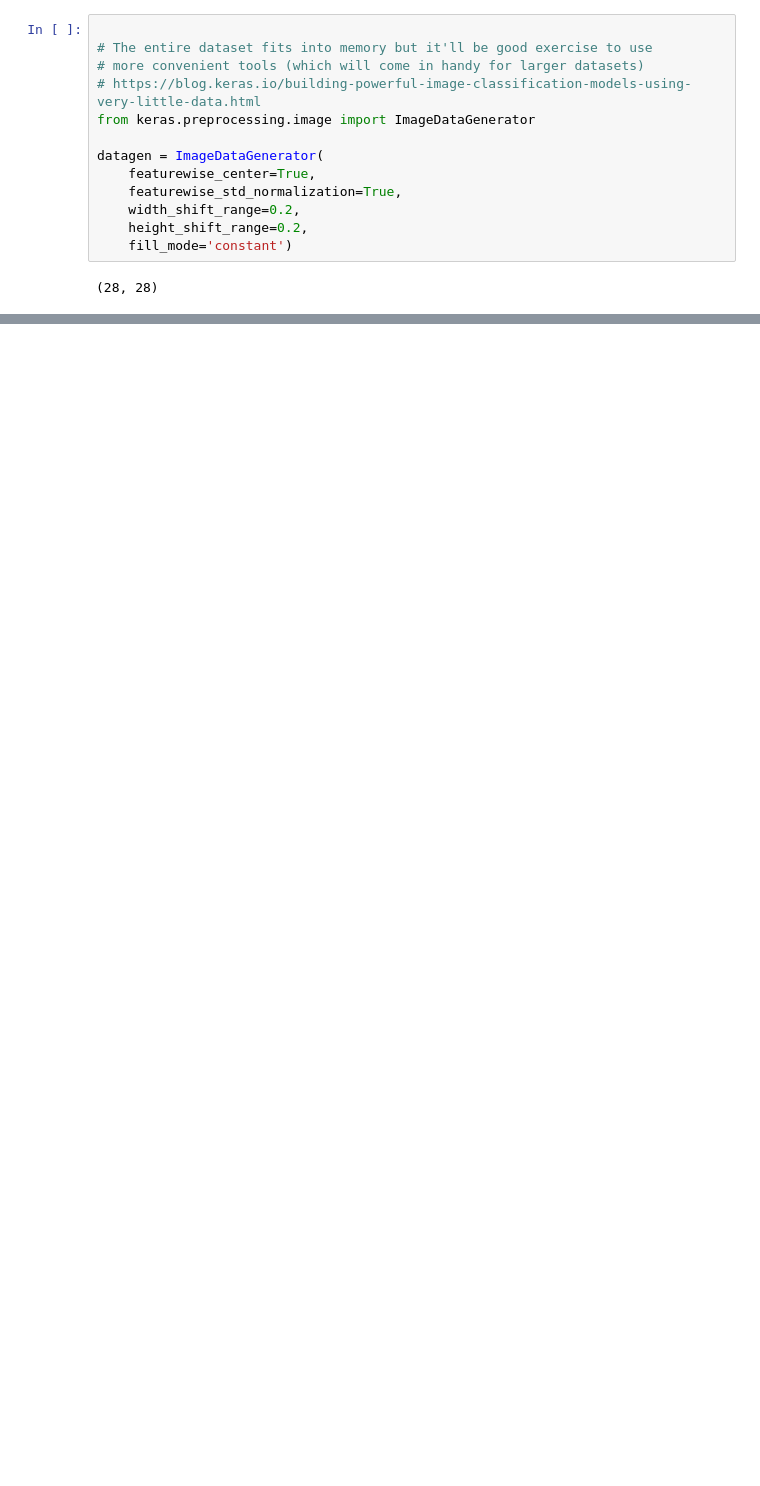
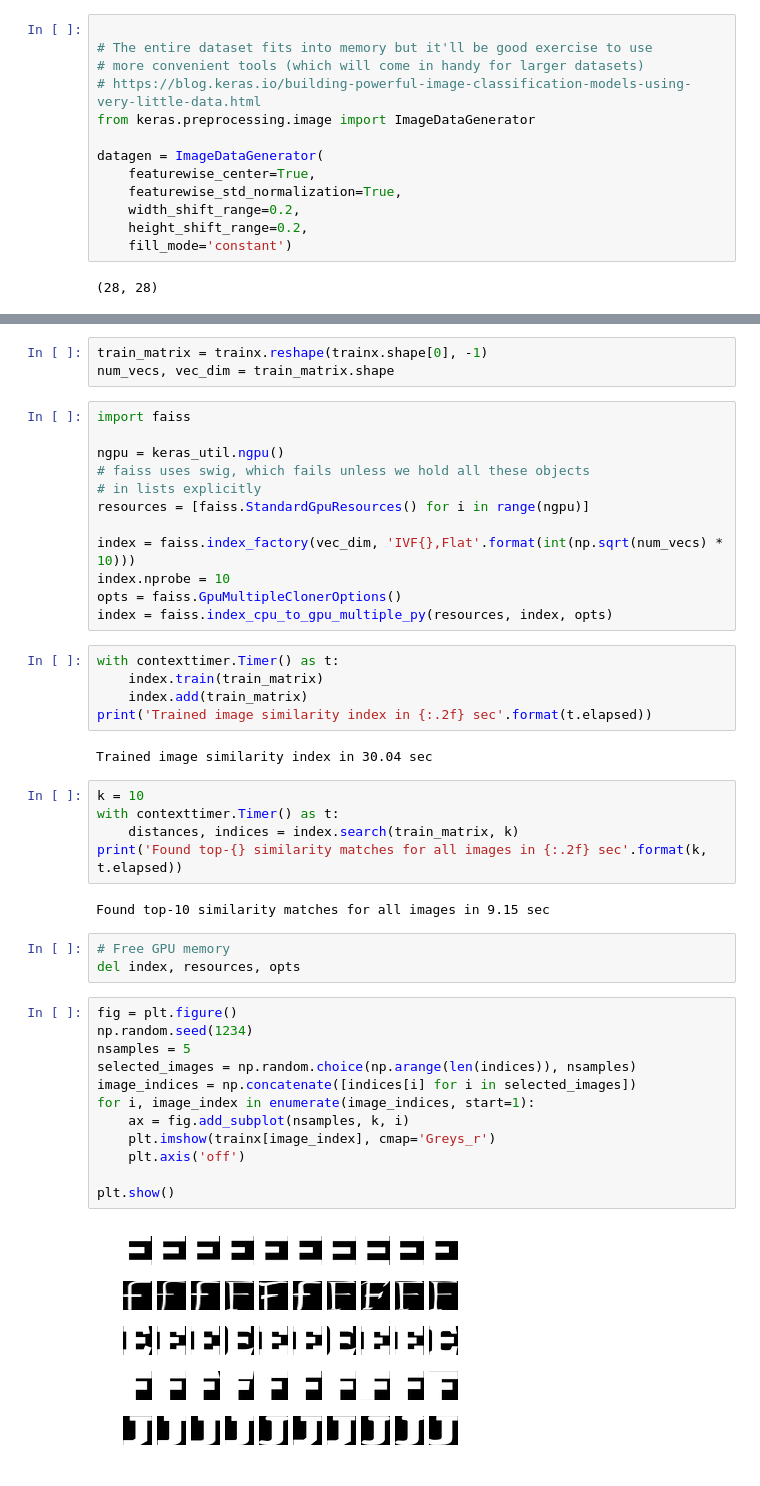
Before and after one commit to vlad17/learning-to-deep-learn, a Jupyter notebook: notebooks/notmnist.ipynb, the cells around one changed output, grey strips where cells are left out. Cells and saved outputs as stored; diff of their text form; blank space fills up the shorter version.

```diff
--- a/notebooks/notmnist.ipynb
+++ b/notebooks/notmnist.ipynb
@@ -121,0 +213,46 @@ datagen = ImageDataGenerator(
+# %%
+train_matrix = trainx.reshape(trainx.shape[0], -1)
+num_vecs, vec_dim = train_matrix.shape
+# %%
+import faiss
+
+ngpu = keras_util.ngpu()
+# faiss uses swig, which fails unless we hold all these objects
+# in lists explicitly
+resources = [faiss.StandardGpuResources() for i in range(ngpu)]
+
+index = faiss.index_factory(vec_dim, 'IVF{},Flat'.format(int(np.sqrt(num_vecs) * 10)))
+index.nprobe = 10
+opts = faiss.GpuMultipleClonerOptions()
+index = faiss.index_cpu_to_gpu_multiple_py(resources, index, opts)
+# %%
+with contexttimer.Timer() as t:
+    index.train(train_matrix)
+    index.add(train_matrix)
+print('Trained image similarity index in {:.2f} sec'.format(t.elapsed))
+# %% [output]
+Trained image similarity index in 30.04 sec
+# %%
+k = 10
+with contexttimer.Timer() as t:
+    distances, indices = index.search(train_matrix, k)
+print('Found top-{} similarity matches for all images in {:.2f} sec'.format(k, t.elapsed))
+# %% [output]
+Found top-10 similarity matches for all images in 9.15 sec
+# %%
+# Free GPU memory
+del index, resources, opts
+# %%
+fig = plt.figure()
+np.random.seed(1234)
+nsamples = 5
+selected_images = np.random.choice(np.arange(len(indices)), nsamples)
+image_indices = np.concatenate([indices[i] for i in selected_images])
+for i, image_index in enumerate(image_indices, start=1):
+    ax = fig.add_subplot(nsamples, k, i)
+    plt.imshow(trainx[image_index], cmap='Greys_r')
+    plt.axis('off')
+
+plt.show()
+# %% [output]
+[figure, added]
```
Also changed, not shown: parts of 15 cells of this notebook, 1 other file.
